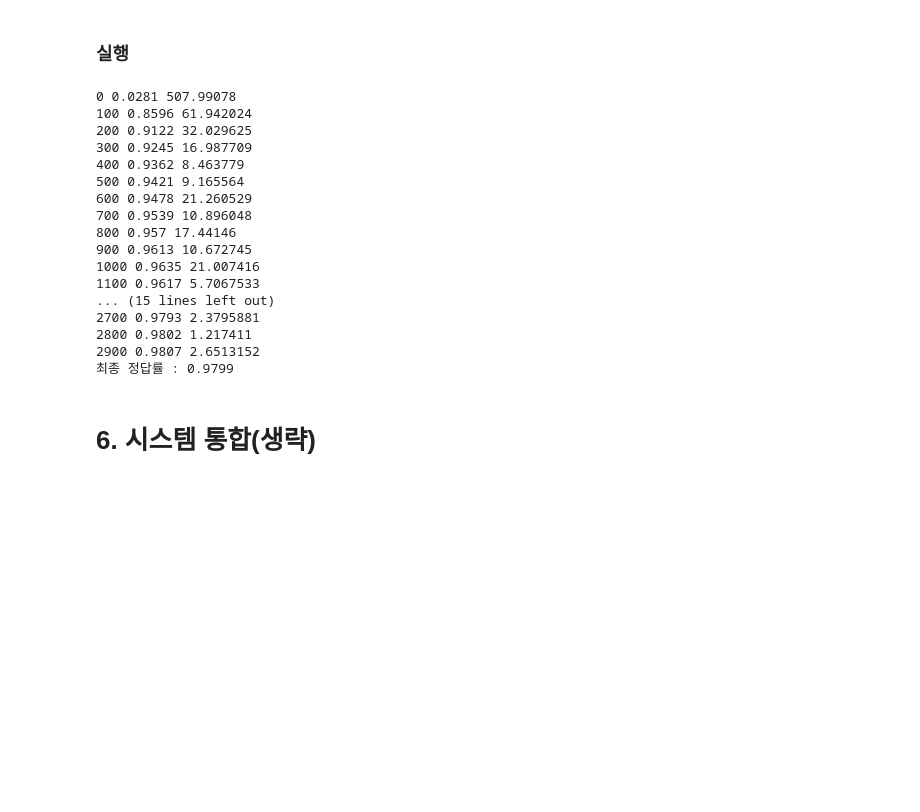
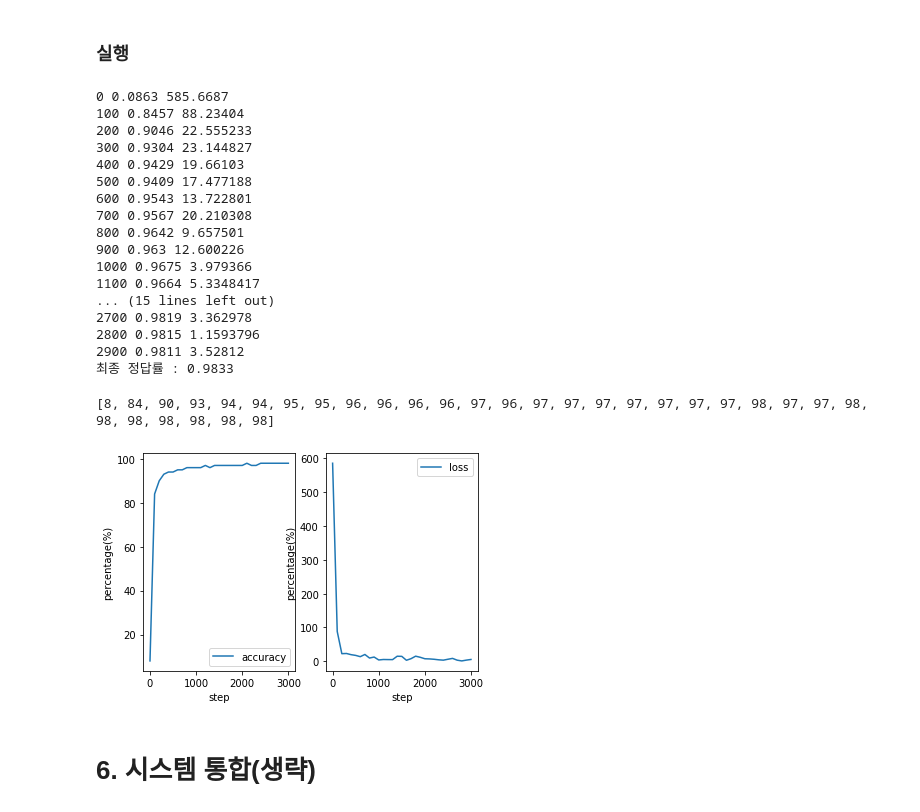
Before and after one commit to devkim0219/ml_dl_projects, a Jupyter notebook: dl/5. 텐서플로우를 이용한 CNN 처리.ipynb, the cells around one changed output. Drawn from its saved outputs; the diff is of its cells as text; code cells hidden in the pictures; blank space fills up the shorter version.

```diff
--- a/dl/5. 텐서플로우를 이용한 CNN 처리.ipynb
+++ b/dl/5. 텐서플로우를 이용한 CNN 처리.ipynb
@@ -426,28 +426,36 @@ with tf.Session() as sess:
             acc = sess.run(accuracy_step, feed_dict=test_fd)
             print('%s %s %s' % (step, acc, loss))
 
+            step_list.append(step)
+            acc_list.append(acc)
+            loss_list.append(loss)
+
     # 4. 최종 결과 출력
     f_acc = sess.run(accuracy_step, feed_dict=test_fd)
     print('최종 정답률 :', f_acc)
 
+    step_list.append(step)
+    acc_list.append(acc)
+    loss_list.append(loss)
+
     # 5. 텐서보드 기록
 
     pass
 # %% [output]
-0 0.0281 507.99078
-100 0.8596 61.942024
-200 0.9122 32.029625
-300 0.9245 16.987709
-400 0.9362 8.463779
-500 0.9421 9.165564
-600 0.9478 21.260529
-700 0.9539 10.896048
-800 0.957 17.44146
-900 0.9613 10.672745
-1000 0.9635 21.007416
-1100 0.9617 5.7067533
+0 0.0863 585.6687
+100 0.8457 88.23404
+200 0.9046 22.555233
+300 0.9304 23.144827
+400 0.9429 19.66103
+500 0.9409 17.477188
+600 0.9543 13.722801
+700 0.9567 20.210308
+800 0.9642 9.657501
+900 0.963 12.600226
+1000 0.9675 3.979366
+1100 0.9664 5.3348417
 ... (15 lines left out)
-2700 0.9793 2.3795881
-2800 0.9802 1.217411
-2900 0.9807 2.6513152
-최종 정답률 : 0.9799
+2700 0.9819 3.362978
+2800 0.9815 1.1593796
+2900 0.9811 3.52812
+최종 정답률 : 0.9833
@@ -457,2 +462,26 @@ from matplotlib import pyplot as plt
+# %%
+from matplotlib import pyplot as plt
+%matplotlib inline
+
+acc_list = list(map(lambda x: int(x * 100), acc_list))
+
+# accuracy 시각화
+plt.subplot(1, 2, 1)
+plt.plot(step_list, acc_list)
+plt.xlabel('step')
+plt.ylabel('percentage(%)')
+plt.legend(['accuracy'])
+
+# loss 시각화
+plt.subplot(1, 2, 2)
+plt.plot(step_list, loss_list)
+plt.xlabel('step')
+plt.ylabel('percentage(%)')
+plt.legend(['loss'])
+
+plt.show()
+# %% [output]
+[8, 84, 90, 93, 94, 94, 95, 95, 96, 96, 96, 96, 97, 96, 97, 97, 97, 97, 97, 97, 97, 98, 97, 97, 98, 98, 98, 98, 98, 98, 98]
+[figure, added]
 # %% [markdown]
 # 6. 시스템 통합(생략)
```
Also changed, not shown: parts of 8 cells of this notebook.
